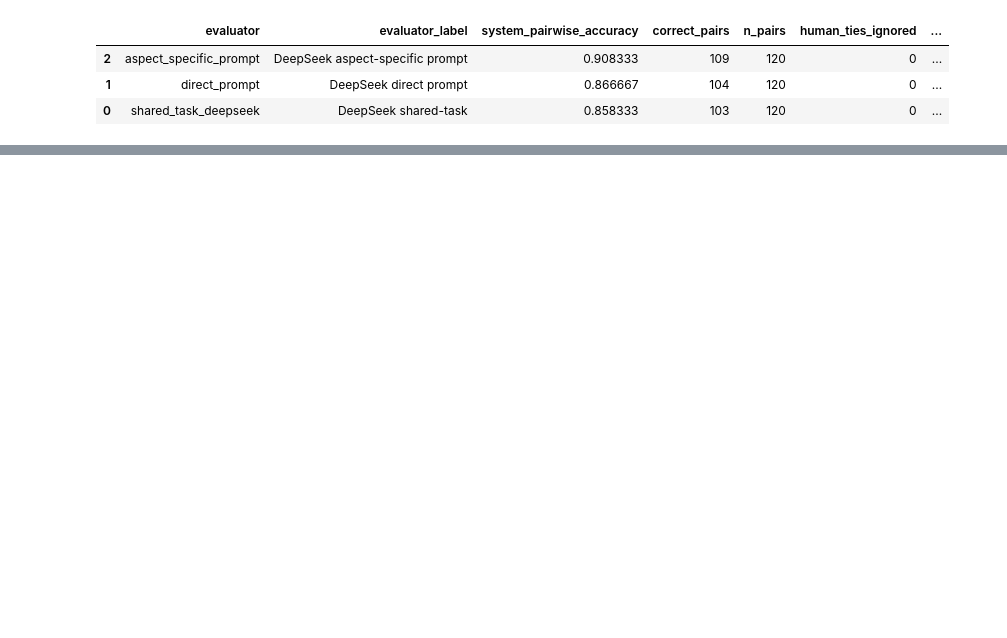
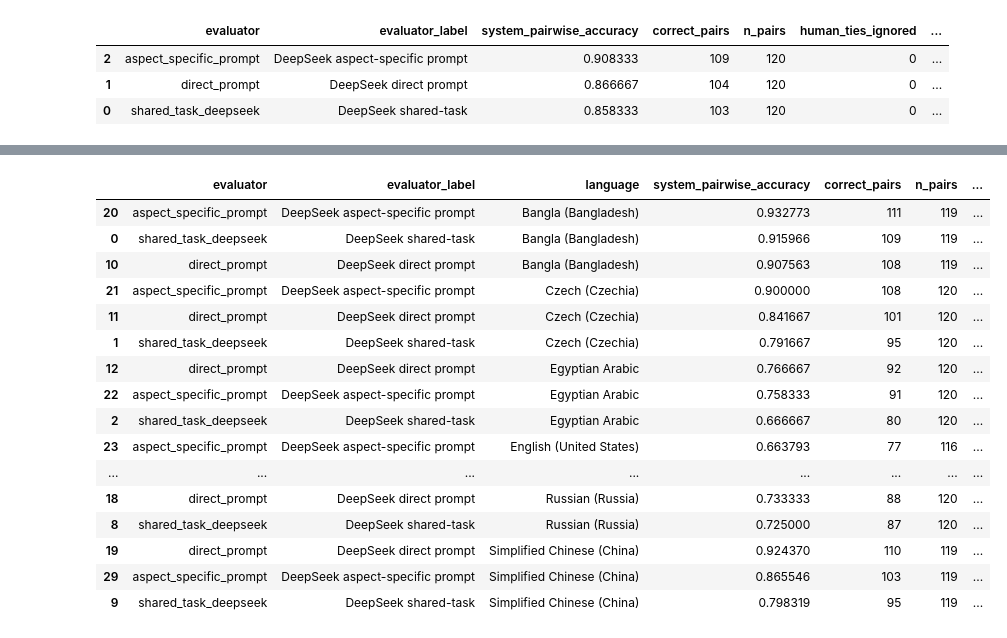
Before and after one commit to NhAnh278/llm-as-a-judge-praktikum, a Jupyter notebook: notebooks/Nhat_Anh_Hoang_analysis.ipynb, the cells around one changed output, grey strips where cells are left out. Drawn from its saved outputs; the diff is of its cells as text; code cells hidden in the pictures; blank space fills up the shorter version.

Commit message:
update by languages analysis

```diff
--- a/notebooks/Nhat_Anh_Hoang_analysis.ipynb
+++ b/notebooks/Nhat_Anh_Hoang_analysis.ipynb
@@ -4597,3 +4592,70 @@ display(acceq_by_aspect)
 | 8 | shared_task_deepseek | DeepSeek shared-task | naturalness | 0.505806 | 0.505904 | 6063 | 927 | 2289 | 23893 | ... |
 | 5 | direct_prompt | DeepSeek direct prompt | naturalness | 0.502780 | 0.502608 | 9439 | 2192 | 5831 | 19252 | ... |
 | 2 | aspect_specific_prompt | DeepSeek aspect-specific prompt | naturalness | 0.472081 | 0.471751 | 12839 | 4172 | 10915 | 13872 | ... |
+# %%
+global_pairwise_by_language_results = []
+
+for score_col in score_cols:
+    for language in sorted(deepseek_score_wide_common["language_locale"].unique()):
+
+        df_eval = (
+            deepseek_score_wide_common[
+                deepseek_score_wide_common["language_locale"] == language
+            ][
+                ["system", "human_score", score_col]
+            ]
+            .rename(columns={score_col: "judge_score"})
+            .copy()
+        )
+
+        summary, _, _ = compute_global_system_pairwise_accuracy(
+            df=df_eval,
+            system_col="system",
+            human_col="human_score",
+            judge_col="judge_score",
+            tie_threshold=0.0,
+        )
+
+        summary["language"] = language
+        summary["evaluator"] = score_col
+        summary["evaluator_label"] = evaluator_name_map[score_col]
+
+        global_pairwise_by_language_results.append(summary)
+
+global_pairwise_by_language = pd.DataFrame(global_pairwise_by_language_results)
+
+global_pairwise_by_language = global_pairwise_by_language[
+    [
+        "evaluator",
+        "evaluator_label",
+        "language",
+        "system_pairwise_accuracy",
+        "correct_pairs",
+        "n_pairs",
+        "human_ties_ignored",
+        "n_systems",
+    ]
+].sort_values(
+    ["language", "system_pairwise_accuracy"],
+    ascending=[True, False]
+)
+
+display(global_pairwise_by_language)
+# %% [output]
+|  | evaluator | evaluator_label | language | system_pairwise_accuracy | correct_pairs | n_pairs | ... |
+| 20 | aspect_specific_prompt | DeepSeek aspect-specific prompt | Bangla (Bangladesh) | 0.932773 | 111 | 119 | ... |
+| 0 | shared_task_deepseek | DeepSeek shared-task | Bangla (Bangladesh) | 0.915966 | 109 | 119 | ... |
+| 10 | direct_prompt | DeepSeek direct prompt | Bangla (Bangladesh) | 0.907563 | 108 | 119 | ... |
+| 21 | aspect_specific_prompt | DeepSeek aspect-specific prompt | Czech (Czechia) | 0.900000 | 108 | 120 | ... |
+| 11 | direct_prompt | DeepSeek direct prompt | Czech (Czechia) | 0.841667 | 101 | 120 | ... |
+| 1 | shared_task_deepseek | DeepSeek shared-task | Czech (Czechia) | 0.791667 | 95 | 120 | ... |
+| 12 | direct_prompt | DeepSeek direct prompt | Egyptian Arabic | 0.766667 | 92 | 120 | ... |
+| 22 | aspect_specific_prompt | DeepSeek aspect-specific prompt | Egyptian Arabic | 0.758333 | 91 | 120 | ... |
+| 2 | shared_task_deepseek | DeepSeek shared-task | Egyptian Arabic | 0.666667 | 80 | 120 | ... |
+| 23 | aspect_specific_prompt | DeepSeek aspect-specific prompt | English (United States) | 0.663793 | 77 | 116 | ... |
+| ... | ... | ... | ... | ... | ... | ... | ... |
+| 18 | direct_prompt | DeepSeek direct prompt | Russian (Russia) | 0.733333 | 88 | 120 | ... |
+| 8 | shared_task_deepseek | DeepSeek shared-task | Russian (Russia) | 0.725000 | 87 | 120 | ... |
+| 19 | direct_prompt | DeepSeek direct prompt | Simplified Chinese (China) | 0.924370 | 110 | 119 | ... |
+| 29 | aspect_specific_prompt | DeepSeek aspect-specific prompt | Simplified Chinese (China) | 0.865546 | 103 | 119 | ... |
+| 9 | shared_task_deepseek | DeepSeek shared-task | Simplified Chinese (China) | 0.798319 | 95 | 119 | ... |
```
Also changed, not shown: parts of 3 cells of this notebook.
